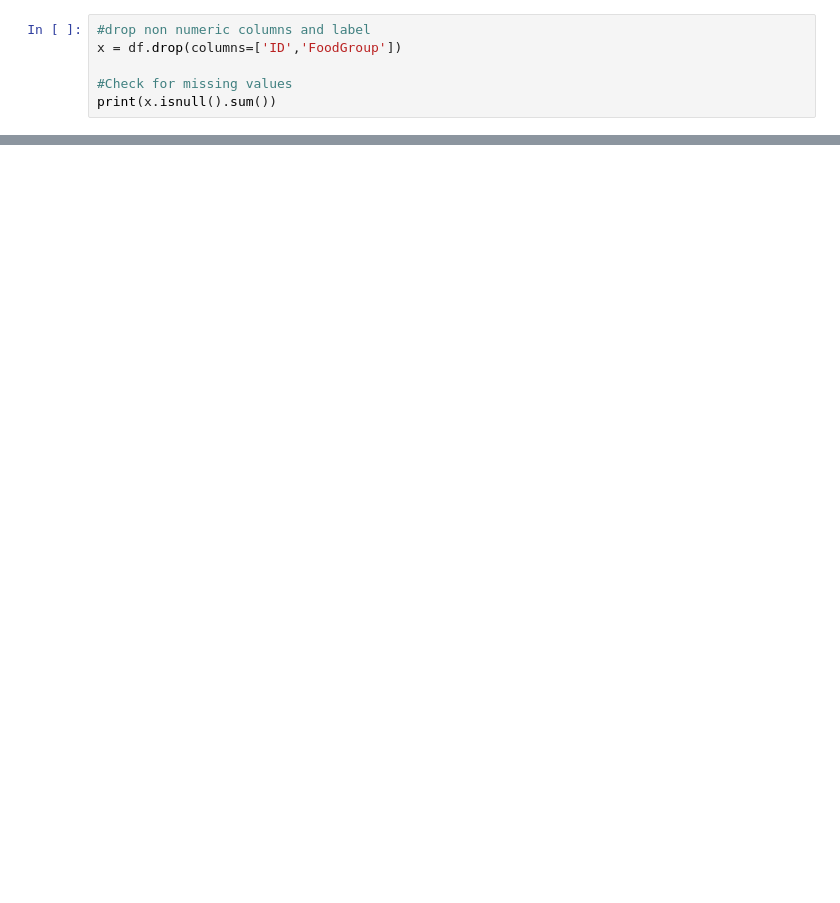
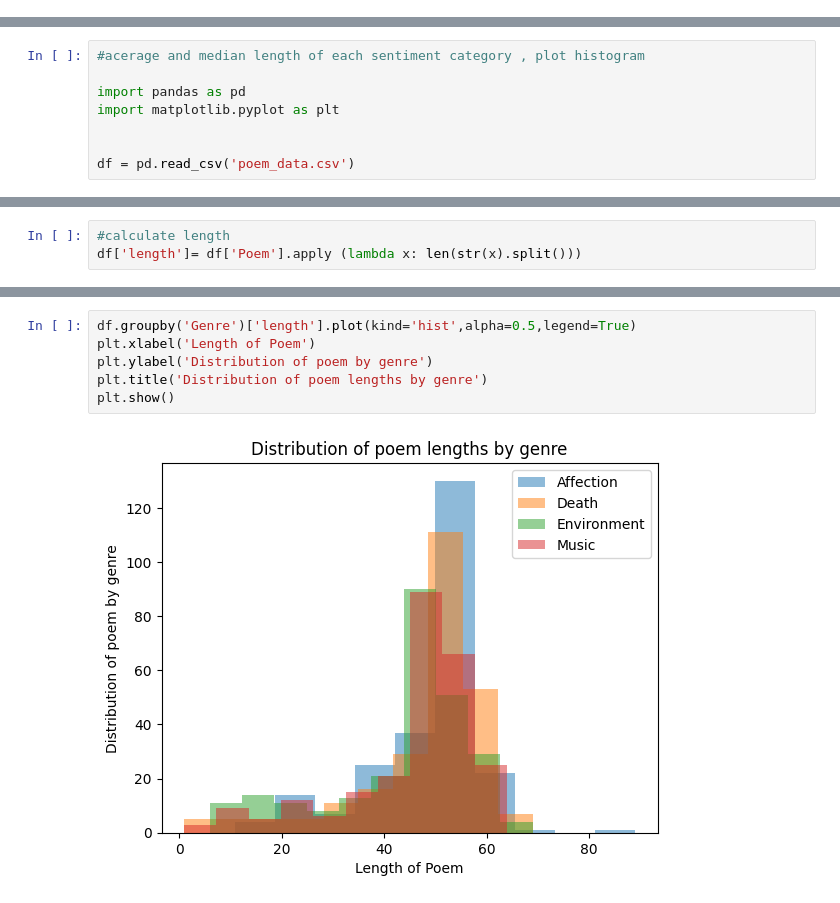
Before and after one commit to Sakshath-ravi/devops-essentials-sample-app, a Jupyter notebook: chapter_appendix-tools-for-deep-learning/jupyter.ipynb, the cells around one changed output, grey strips where cells are left out. Drawn from its saved outputs; the diff is of its cells as text; blank space fills up the shorter version.

```diff
--- a/chapter_appendix-tools-for-deep-learning/jupyter.ipynb
+++ b/chapter_appendix-tools-for-deep-learning/jupyter.ipynb
@@ -179,6 +0,0 @@ print(df.head())
-# %%
-#drop non numeric columns and label
-x = df.drop(columns=['ID','FoodGroup'])
-
-#Check for missing values
-print(x.isnull().sum())
@@ -368,0 +1,8 @@ print(ranked_clusters)
+# %%
+#acerage and median length of each sentiment category , plot histogram
+
+import pandas as pd
+import matplotlib.pyplot as plt
+
+
+df = pd.read_csv('poem_data.csv')
@@ -368,0 +18,3 @@ print(ranked_clusters)
+# %%
+#calculate length
+df['length']= df['Poem'].apply (lambda x: len(str(x).split()))
@@ -368,0 +33,8 @@ print(ranked_clusters)
+# %%
+df.groupby('Genre')['length'].plot(kind='hist',alpha=0.5,legend=True)
+plt.xlabel('Length of Poem')
+plt.ylabel('Distribution of poem by genre')
+plt.title('Distribution of poem lengths by genre')
+plt.show()
+# %% [output]
+[figure, added]
```
Also changed, not shown: parts of 17 cells of this notebook.
